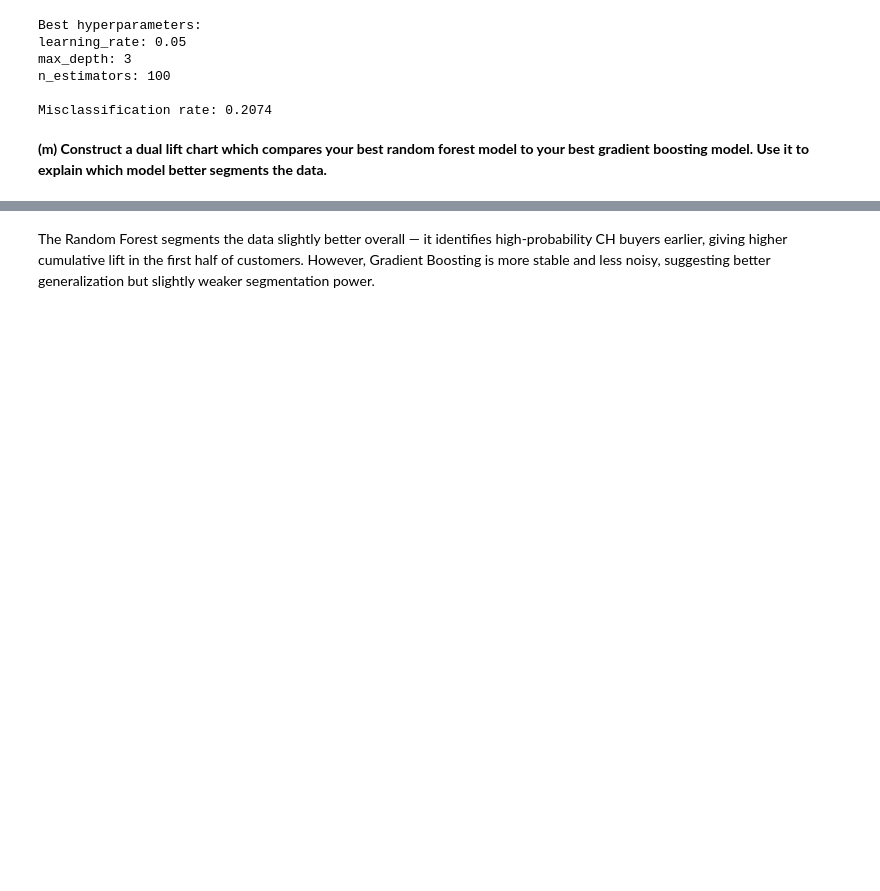
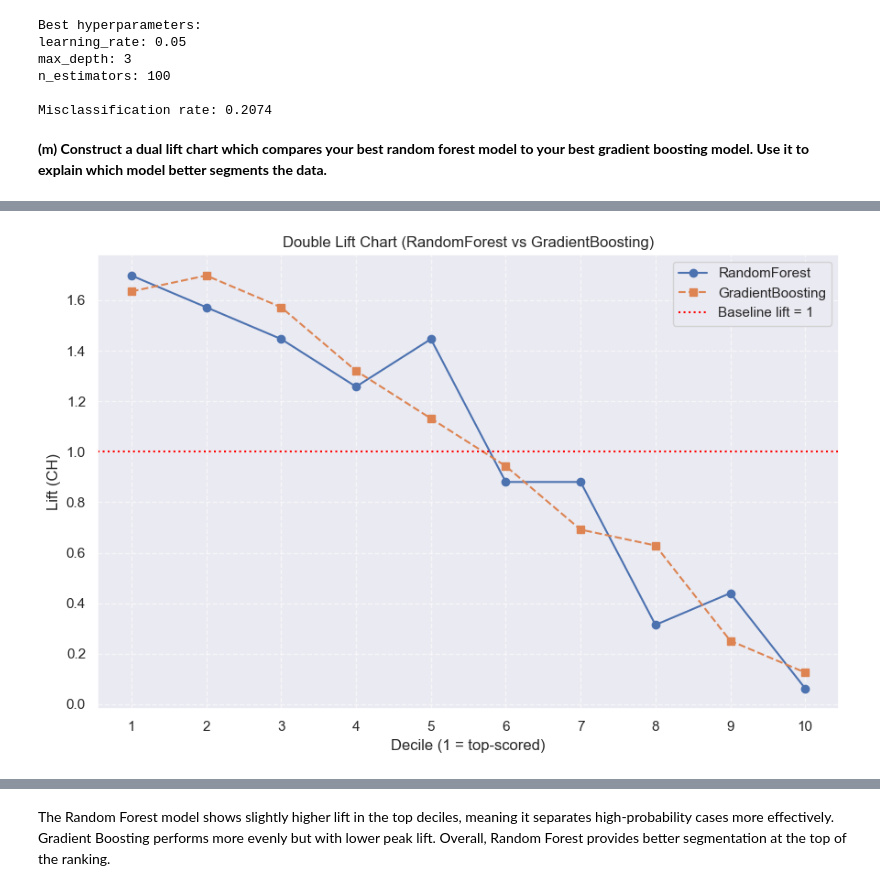
Before and after one commit to rachellecloutier/code_2600, a Jupyter notebook: homework4.ipynb, the cells around one changed output, grey strips where cells are left out. Saved outputs shown, nothing was run; the diff lists cells and outputs as text; code cells hidden in the pictures; blank space fills up the shorter version.

```diff
--- a/homework4.ipynb
+++ b/homework4.ipynb
@@ -495,0 +482,75 @@ plt.show()
+# %%
+# --- Double Lift Chart: simple final version ---
+%matplotlib inline
+import numpy as np
+import pandas as pd
+import matplotlib.pyplot as plt
+
+def _lift_by_decile(y_true, y_score, n_bins=10, pos_label=None):
+    y = pd.Series(y_true)
+    if pos_label is None:
+       vc = y.value_counts()
+       pos_label = vc.idxmin() if len(vc) == 2 else vc.index[0]
+
+    y_bin = (y == pos_label).astype(int)
+    df = pd.DataFrame({"y": y_bin, "score": y_score})
+
+    # High scores first; 1 = top decile
+    ranks = df["score"].rank(method="first", ascending=False)
+    df["bin"] = pd.qcut(ranks, q=n_bins, labels=range(1, n_bins+1))
+
+    base_rate = df["y"].mean()
+    tab = (
+    df.groupby("bin", observed=True)
+    .agg(count=("y", "size"), positives=("y", "sum"))
+    .reset_index()
+    )
+    tab["rate"] = tab["positives"] / tab["count"]
+    tab["lift"] = tab["rate"] / base_rate
+    return tab, pos_label
+
+def plot_double_lift_chart(
+ y_true, score1, score2,
+ model1_name="Model A", model2_name="Model B",
+ n_bins=10, pos_label=None
+):
+    tab1, pos = _lift_by_decile(y_true, score1, n_bins=n_bins, pos_label=pos_label)
+    tab2, _ = _lift_by_decile(y_true, score2, n_bins=n_bins, pos_label=pos)
+
+    x = tab1["bin"].astype(int)
+
+    plt.figure(figsize=(9,6))
+    plt.plot(x, tab1["lift"].values, marker="o", label=f"{model1_name}")
+    plt.plot(x, tab2["lift"].values, marker="s", linestyle="--", label=f"{model2_name}")
+    plt.axhline(1.0, linestyle=":", color="red", label="Baseline lift = 1")
+    plt.title(f"Double Lift Chart ({model1_name} vs {model2_name})")
+    plt.xlabel("Decile (1 = top-scored)")
+    plt.ylabel(f"Lift ({pos})")
+    plt.xticks(range(1, n_bins+1))
+    plt.grid(True, linestyle="--", alpha=0.6)
+    plt.legend()
+    plt.tight_layout()
+    filename = f"double_lift_{model1_name}_vs_{model2_name}.png".replace(" ", "_")
+    plt.savefig(filename, dpi=300, bbox_inches="tight")
+    plt.show()
+    return tab1, tab2
+
+# ---------- Run it ----------
+
+best_rf.fit(X_train, y_train)
+best_gbm.fit(X_train, y_train)
+
+POS = "CH"
+rf_col = list(best_rf.classes_).index(POS)
+gbm_col = list(best_gbm.classes_).index(POS)
+
+rf_score = best_rf.predict_proba(X_test)[:, rf_col]
+gbm_score = best_gbm.predict_proba(X_test)[:, gbm_col]
+
+plot_double_lift_chart(
+ y_test, rf_score, gbm_score,
+ model1_name="RandomForest", model2_name="GradientBoosting",
+ n_bins=10, pos_label=POS
+)
+# %% [output]
+[figure, added]
@@ -496,3 +574,2 @@ plt.show()
 # %% [markdown]
-The Random Forest segments the data slightly better overall — it identifies high-probability CH buyers earlier, giving higher cumulative lift in the first half of customers.
-However, Gradient Boosting is more stable and less noisy, suggesting better generalization but slightly weaker segmentation power.
+The Random Forest model shows slightly higher lift in the top deciles, meaning it separates high-probability cases more effectively. Gradient Boosting performs more evenly but with lower peak lift. Overall, Random Forest provides better segmentation at the top of the ranking.
```
Also changed, not shown: parts of 5 cells of this notebook.
